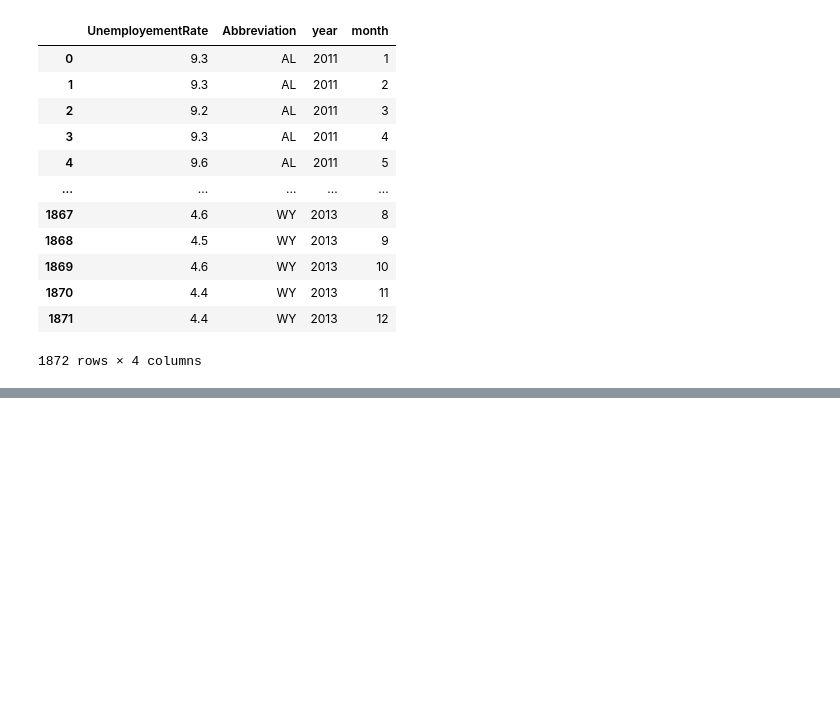
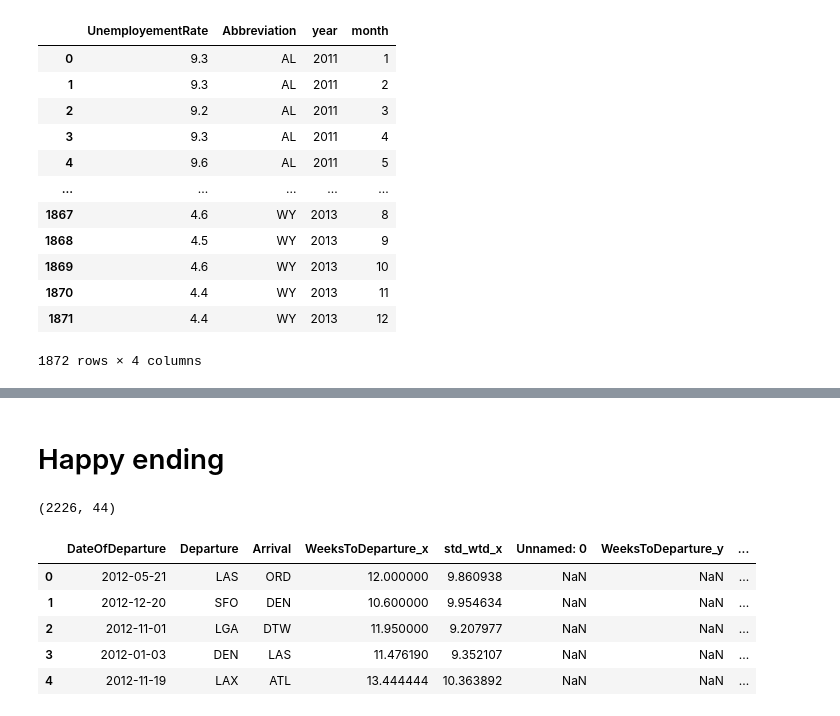
Before and after one commit to MaximeRedstone/air_traffic_project, a Jupyter notebook: testing_functions.ipynb, the cells around one changed output, grey strips where cells are left out. Cells and saved outputs as stored; diff of their text form; code cells hidden in the pictures; blank space fills up the shorter version.

```diff
--- a/testing_functions.ipynb
+++ b/testing_functions.ipynb
@@ -415,0 +593,4 @@ X.shape
+# %%
+X_test, y_test = problem.get_test_data()
+print(X_test.shape, y_test.shape)
+X_test.head()
@@ -415,0 +605,29 @@ X.shape
+# %% [markdown]
+# Happy ending
+# %%
+X_features = pd.read_csv('data/X_full_features.csv')
+X_features.loc[:, 'DateOfDeparture'] = pd.to_datetime(X_features.loc[:, 'DateOfDeparture'], format='%Y-%m-%d')
+
+X_test.loc[:, 'DateOfDeparture'] = pd.to_datetime(X_test.loc[:, 'DateOfDeparture'], format='%Y/%m/%d')
+X_test.head()
+
+merge_transform = MergeTransformer(
+    X_ext=X_features,
+    filename=None,
+    filepath=None,
+    how='left',
+    on=['DateOfDeparture', 'Departure', 'Arrival'],
+    parse_dates=None)
+
+X_test = merge_transform.fit_transform(X_test)
+# %%
+print(X_test.shape)
+X_test.head()
+# %% [output]
+(2226, 44)
+|  | DateOfDeparture | Departure | Arrival | WeeksToDeparture_x | std_wtd_x | Unnamed: 0 | WeeksToDeparture_y | ... |
+| 0 | 2012-05-21 | LAS | ORD | 12.000000 | 9.860938 | NaN | NaN | ... |
+| 1 | 2012-12-20 | SFO | DEN | 10.600000 | 9.954634 | NaN | NaN | ... |
+| 2 | 2012-11-01 | LGA | DTW | 11.950000 | 9.207977 | NaN | NaN | ... |
+| 3 | 2012-01-03 | DEN | LAS | 11.476190 | 9.352107 | NaN | NaN | ... |
+| 4 | 2012-11-19 | LAX | ATL | 13.444444 | 10.363892 | NaN | NaN | ... |
```
Also changed, not shown: parts of 29 cells of this notebook, 2 other files.
